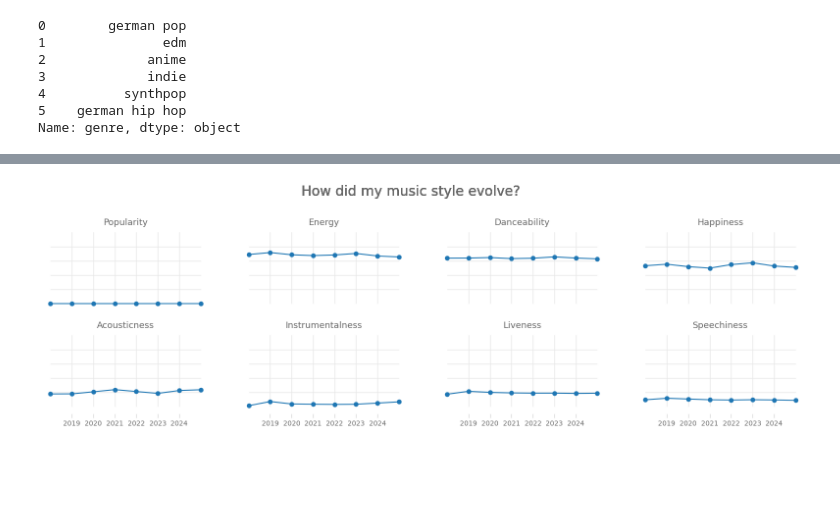
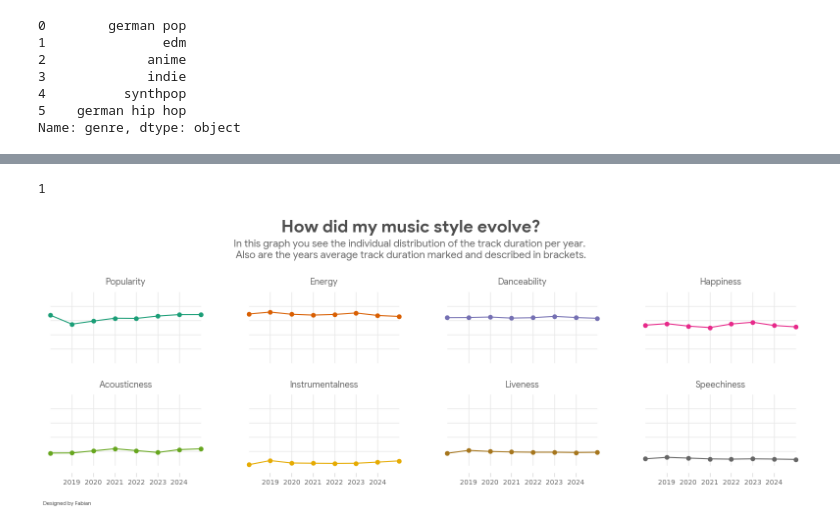
Before and after one commit to fabianInderwildi/betterWrapped, a Jupyter notebook: betterWrapped.ipynb, the cells around one changed output, grey strips where cells are left out. Cells and saved outputs as stored; diff of their text form; code cells hidden in the pictures; blank space fills up the shorter version.

```diff
--- a/betterWrapped.ipynb
+++ b/betterWrapped.ipynb
@@ -603,3 +613,22 @@ def enforce_tolerance(values, tolerance):
             values[idx+1][0] = values[idx][0] + tolerance
     values.sort(key=lambda x: x[1])
     return [x[0] for x in values]
+# %%
+color_scheme = RETRO_SCALE
+
+fig, ax = plt.subplots(figsize = (14, 8.5))
+
+for idx, genre in enumerate(df_top_attributes):
+    x = get_listening_dates_counted(attribute, [genre], measuring_value, start, end, format)["date"]
+    y = get_listening_dates_counted(attribute, [genre], measuring_value, start, end, format)[measuring_value]
+    ax.bar(x + idx*0.1, y, width=0.1, alpha=0.8, color=color_scheme[idx], label=genre)
+
+ax.set_xlabel("Years")
+ax.set_ylabel("Hours")
+
+ax.set_title("Listening time by genres")
+
+ax.grid(linestyle="--", alpha=0.5)
+
+plt.legend()
+plt.show()
@@ -755,49 +893,76 @@ plt.show()
+# %%
+4//4
+# %% [output]
+1
 # %%
+font = load_google_font("Google Sans")
+
 lst_att = ["popularity", "energy", "danceability", "happiness", "acousticness", "instrumentalness", "liveness", "speechiness"]
 
-fig, ax = plt.subplots(2,4, figsize=(20, 5))
+fig, ax = plt.subplots(2, 4, figsize=(20, 6))
 fig.subplots_adjust(hspace=0.2)
 
 for i, att in enumerate(lst_att):
     x = df[["year", att]].groupby("year").mean()
     axi = ax[i//4, i%4]
 
-    axi.plot(x, marker="o")
+    axi.plot(x, marker="o", color=COLOR_SCALE_10[i])
 
     axi.set_ylim(0 - 10, 100 + 10)
 
     axi.spines["left"].set_color("none")
     axi.spines["bottom"].set_color("none")
     axi.spines["right"].set_color("none")
     axi.spines["top"].set_color("none")
     axi.yaxis.set_visible(False)
 
     axi.xaxis.set_visible(False)
     if i//4:
         axi.xaxis.set_visible(True)
         axi.set_xticks(df["year"].unique()[1:-1])
         axi.tick_params(axis="x", length=6, color=GREY_SCALE[8])
         axi.set_xticklabels(df["year"].unique()[1:-1], color=GREY_SCALE[4])
 
     axi.vlines(x=df["year"].unique()[1:-1], ymin=0, ymax=100, color=GREY_SCALE[9], lw=1, zorder=0)
     axi.hlines(y=np.arange(20, 100, 20), xmin=df["year"].unique().min(), xmax=df["year"].unique().max(), color=GREY_SCALE[9], lw=1, zorder=0)
 
     axi.text(
         df["year"].unique().mean(), 100 + 10,
         att.capitalize(),
+        font=font,
         ha="center",
         fontsize=13,
         color=GREY_SCALE[4]
     )
 
-    fig.text(
-        0.5, 1,
+fig.text(
+        0.5, 0.928,
         "How did my music style evolve?",
+        font=bold_font,
         ha="center",
-        fontsize=20,
-        color=GREY_SCALE[4]
+        fontsize=25,
+        color=GREY_SCALE[3],
     )
 
+fig.text(
+        0.5, 0.84,
+        "In this graph you see the individual distribution of the track duration per year. \nAlso are the years average track duration marked and described in brackets.",
+        font=font,
+        ha="center",
+        fontsize=15,
+        color=GREY_SCALE[4],
+    )
+
+fig.text(
+    0.125, 0,
+    "Designed by Fabian",
+    font=font,
+    fontsize=8,
+    color=GREY_SCALE[3],
+    ha="left"
+)
+
+plt.subplots_adjust(top=0.75)
 plt.show()
 # %% [output]
-[figure, old version]
+[figure, new version]
```
Also changed, not shown: parts of 12 cells of this notebook.
